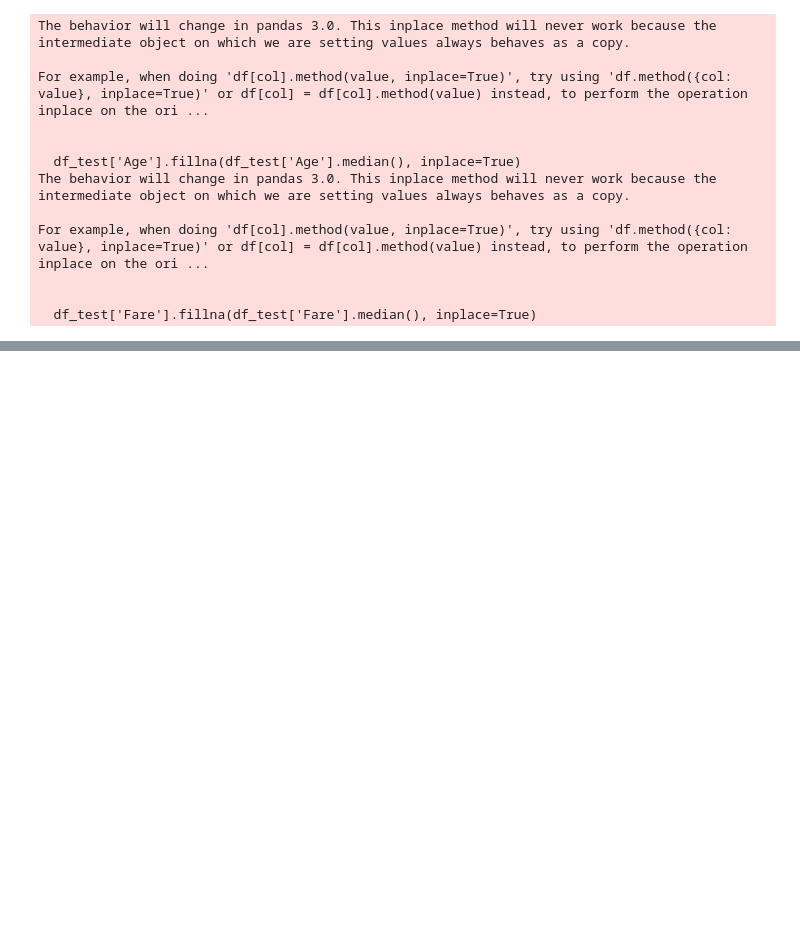
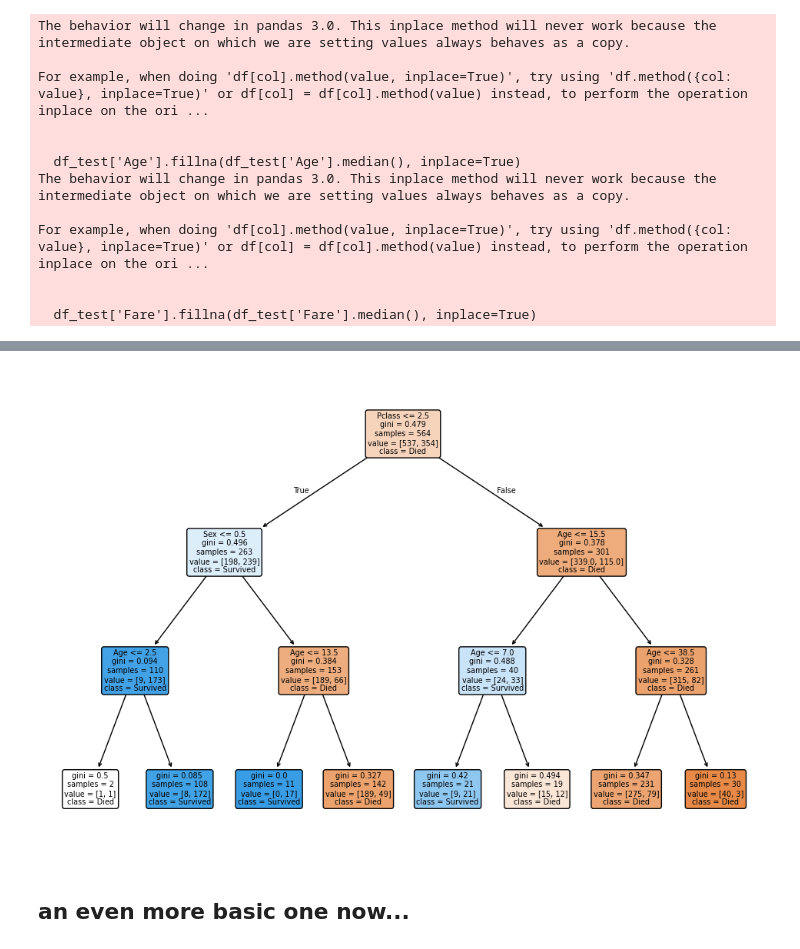
Before and after one commit to Delekof/Machine-Learning-Practice, a Jupyter notebook: titanic survival/kaggle_titanic.ipynb, the cells around one changed output, grey strips where cells are left out. Drawn from its saved outputs; the diff is of its cells as text; code cells hidden in the pictures; blank space fills up the shorter version.

```diff
--- a/titanic survival/kaggle_titanic.ipynb
+++ b/titanic survival/kaggle_titanic.ipynb
@@ -575,0 +634,30 @@ Name: PassengerId, dtype: int64
+# %%
+df_train = pd.read_csv("./train.csv")
+
+X = df_train.drop("Name", axis=1)
+X.replace({'Sex': {'female': 0, 'male': 1}}, inplace=True)
+X.replace({'Age': {np.nan:np.nanmedian(X.Age)}}, inplace=True)
+X.replace({'Fare': {np.nan:np.nanmedian(X.Age)}}, inplace=True)
+X = X.drop(["PassengerId", "Parch", "SibSp", "Cabin", "Embarked", "Ticket", "Fare"], axis=1)
+X = X.dropna()
+y = X['Survived']
+X = X.drop(["Survived"], axis=1)
+
+from sklearn.model_selection import cross_val_score
+from sklearn.ensemble import RandomForestClassifier
+
+rf_model = RandomForestClassifier(random_state=42, max_depth=3)
+
+# 5-fold CV
+cv_scores = cross_val_score(rf_model, X, y, cv=5, scoring='accuracy')
+
+print("CV accuracy scores:", cv_scores)
+print("Mean CV accuracy:", np.mean(cv_scores))
+
+rf_model.fit(X, y)
+y_pred_rf = rf_model.predict(X)
+print("Confusion Matrix:\n", confusion_matrix(y, y_pred_rf))
+print("\nClassification Report:\n", classification_report(y, y_pred_rf))
+
+feat_importance = pd.Series(rf_model.feature_importances_, index=X.columns).sort_values(ascending=False)
+print(feat_importance)
@@ -575,0 +685,16 @@ Name: PassengerId, dtype: int64
+# %%
+from sklearn import tree
+estimator = rf_model.estimators_[0]
+
+# Plot it
+plt.figure(figsize=(12,8))
+tree.plot_tree(
+    estimator,
+    feature_names=X.columns,
+    class_names=['Died','Survived'],
+    filled=True,
+    rounded=True
+)
+plt.show()
+# %% [output]
+[figure, added]
@@ -575,0 +719,2 @@ Name: PassengerId, dtype: int64
+# %% [markdown]
+## an even more basic one now...
```
Also changed, not shown: parts of 20 cells of this notebook, 2 other files.
